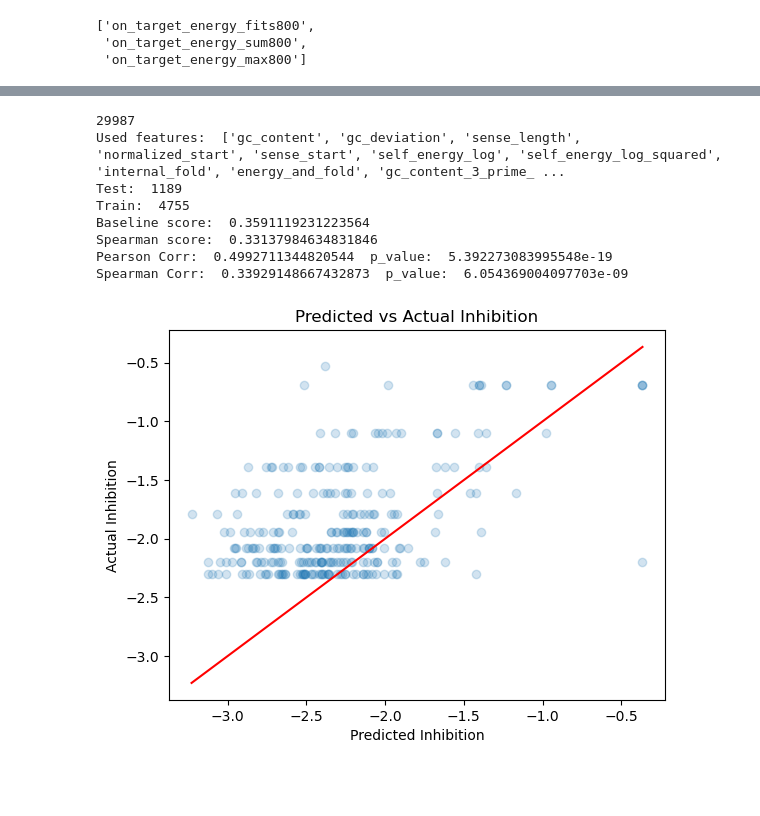
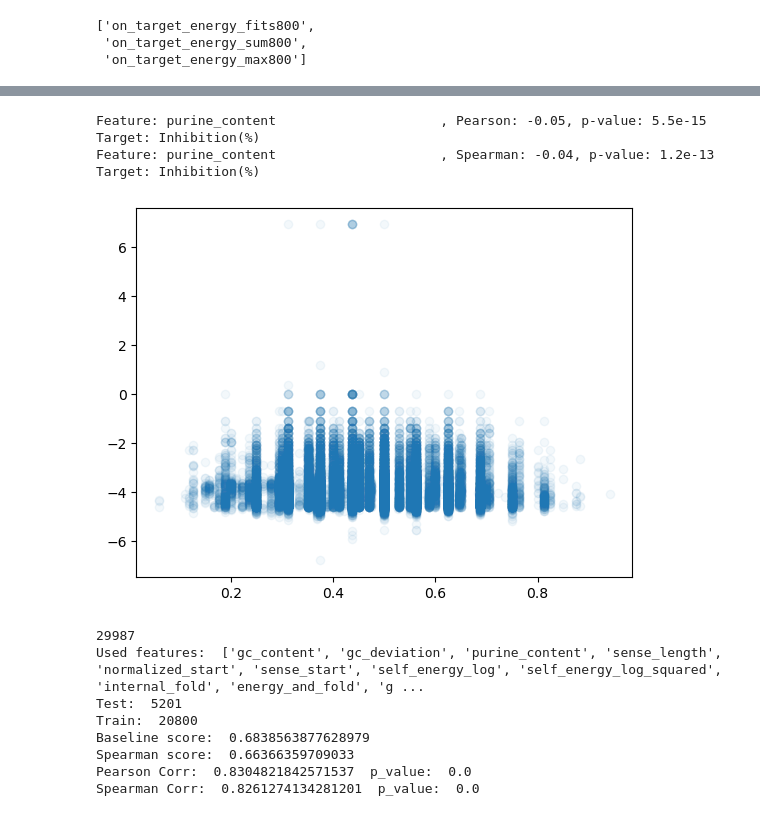
Before and after one commit to RedPenguin100/ASOdesign, a Jupyter notebook: scripts/play_with_all_data.ipynb, the cells around one changed output, grey strips where cells are left out. Drawn from its saved outputs; the diff is of its cells as text; code cells hidden in the pictures; blank space fills up the shorter version.

Commit message:
Add purine content and caching

```diff
--- a/scripts/play_with_all_data.ipynb
+++ b/scripts/play_with_all_data.ipynb
@@ -393,3 +416,15 @@ Feature: normalized_start                   , Spearman: 0.11 , p-value: 4.1e-87
+# %%
+from util import get_purine_content
+
+all_data_human_gene_premrna_no_nan.loc[:, 'purine_content'] = [get_purine_content(seq) for seq in all_data_human_gene_premrna_no_nan[SEQUENCE]]
+
+print_correlations(all_data_human_gene_premrna_no_nan, 'purine_content', INHIBITION)
+plt.scatter(all_data_human_gene_premrna_no_nan['purine_content'], all_data_human_gene_premrna_no_nan['log_inhibition'], alpha=0.05)
+plt.show()
+# %% [output]
+Feature: purine_content                     , Pearson: -0.05, p-value: 5.5e-15    Target: Inhibition(%)
+Feature: purine_content                     , Spearman: -0.04, p-value: 1.2e-13    Target: Inhibition(%)
+[figure, added]
 # %%
 from scipy import stats
 from sklearn.linear_model import LinearRegression
@@ -397,7 +432,6 @@ from sklearn.ensemble import RandomForestRegressor
 from sklearn.model_selection  import train_test_split, cross_val_score
 from sklearn.metrics import make_scorer
 import pandas as pd
-
 
 filtered = all_data_human_gene_premrna_no_nan
 filtered = filtered[filtered['Cell line organism'] == 'human']
@@ -418,10 +452,11 @@ filtered.loc[:, SENSE_LENGTH] = [len(sequence) for sequence in filtered[SEQUENCE
 filtered.loc[:, SENSE_LENGTH] = filtered.loc[:, SENSE_LENGTH].astype(float)
 filtered['gc_deviation'] = np.abs(0.5 - filtered['gc_content'])
 filtered['self_energy_log_squared'] = filtered['self_energy_log'] ** 2
+filtered['purine_content'] = [get_purine_content(seq) for seq in filtered[SEQUENCE]]
 # filtered['self_energy_squared'] = filtered['self_energy'] ** 2
 
 # features_base = ['log_volume', TREATMENT_PERIOD, VOLUME]
-features_base = ['gc_content', 'gc_deviation', SENSE_LENGTH, 'normalized_start', SENSE_START, 'self_energy_log', 'self_energy_log_squared', 'internal_fold', 'energy_and_fold', 'gc_content_3_prime_5', 'gc_content_5_prime_5']
+features_base = ['gc_content', 'gc_deviation', 'purine_content', SENSE_LENGTH, 'normalized_start', SENSE_START, 'self_energy_log', 'self_energy_log_squared', 'internal_fold', 'energy_and_fold', 'gc_content_3_prime_5', 'gc_content_5_prime_5']
 experiment_features = [VOLUME, 'log_volume', TREATMENT_PERIOD, 'log_density']
 cell_line_features = [feature for feature in filtered.columns if 'Cell_line' in feature and 'Cell_line' != feature]
 transfection_features = [feature for feature in filtered.columns if TRANSFECTION in feature and TRANSFECTION != feature]
@@ -437,6 +472,7 @@ common_chemical_pattern = 'CCCddddddddddCCC'
 
 # filtered = filtered[filtered['Chemical_Pattern'] == common_chemical_pattern]
 # filtered = filtered[filtered[CANONICAL_GENE] == 'IRF5']
+# filtered = filtered[filtered[CANONICAL_GENE] == 'KRAS']
 # filtered = filtered[filtered[INHIBITION] > 0]
 # filtered = filtered[filtered[VOLUME] == 4000]
 # filtered = filtered[filtered[INHIBITION] > 70]
@@ -468,25 +504,25 @@ y_tag  = y * np.sqrt(X[weight])
 # model.fit(X_tag, y_tag)
 # model = LinearRegression(n_jobs=-1)
 
-model = RandomForestRegressor(random_state=42, n_jobs=-1)
+model = RandomForestRegressor(random_state=42, n_jobs=1)
 
 # model.fit(X,y)
 model.fit(train[features], train['log_inhibition'])
 
 
-baseline_score = cross_val_score(model, X, y, cv=5).mean()
+baseline_score = cross_val_score(model, X, y, cv=5,  n_jobs=1).mean()
 print("Baseline score: ", baseline_score)
 
 def spearman_score(y_true, y_pred):
     return stats.spearmanr(y_true, y_pred).correlation ** 2
 
 spearman_scorer = make_scorer(spearman_score, greater_is_better=True)
-spearman_score = cross_val_score(model, X, y, cv=5, scoring=spearman_scorer, n_jobs=-1).mean()
+spearman_score = cross_val_score(model, X, y, cv=5, scoring=spearman_scorer, n_jobs=1).mean()
 print("Spearman score: ", spearman_score)
 
 # test = test[test[CANONICAL_GENE] == 'MAPT']
 # test = test[test['Chemical_Pattern'] == 'CCCddddddddddCCC']
-test = test[test[INHIBITION] > 90]
+# test = test[test[INHIBITION] > 90]
 
 test_features = test[features]
 #
@@ -508,22 +544,12 @@ corr, p_value = pearsonr(y_test, predicted)
 print("Pearson Corr: ", corr, " p_value: ", p_value)
 corr, p_value = spearmanr(y_test, predicted)
 print("Spearman Corr: ", corr, " p_value: ", p_value)
-plt.scatter(predicted, y_test, alpha=0.2)
-# plt.scatter(y_test, test['gc_content'])
-x = np.linspace(np.min(predicted), np.max(predicted), 100)
-plt.plot(x, x, color='red')
-
-plt.xlabel('Predicted Inhibition')
-plt.ylabel('Actual Inhibition')
-plt.title('Predicted vs Actual Inhibition')
-plt.show()
 # %% [output]
 29987
-Used features:  ['gc_content', 'gc_deviation', 'sense_length', 'normalized_start', 'sense_start', 'self_energy_log', 'self_energy_log_squared', 'internal_fold', 'energy_and_fold', 'gc_content_3_prime_ ...
-Test:  1189
-Train:  4755
-Baseline score:  0.3591119231223564
-Spearman score:  0.33137984634831846
-Pearson Corr:  0.4992711344820544  p_value:  5.392273083995548e-19
-Spearman Corr:  0.33929148667432873  p_value:  6.054369004097703e-09
+Used features:  ['gc_content', 'gc_deviation', 'purine_content', 'sense_length', 'normalized_start', 'sense_start', 'self_energy_log', 'self_energy_log_squared', 'internal_fold', 'energy_and_fold', 'g ...
+Test:  5201
+Train:  20800
+Baseline score:  0.6838563877628979
+Spearman score:  0.66366359709033
+Pearson Corr:  0.8304821842571537  p_value:  0.0
+Spearman Corr:  0.8261274134281201  p_value:  0.0
-[figure, removed]
```
Also changed, not shown: parts of 26 cells of this notebook.
